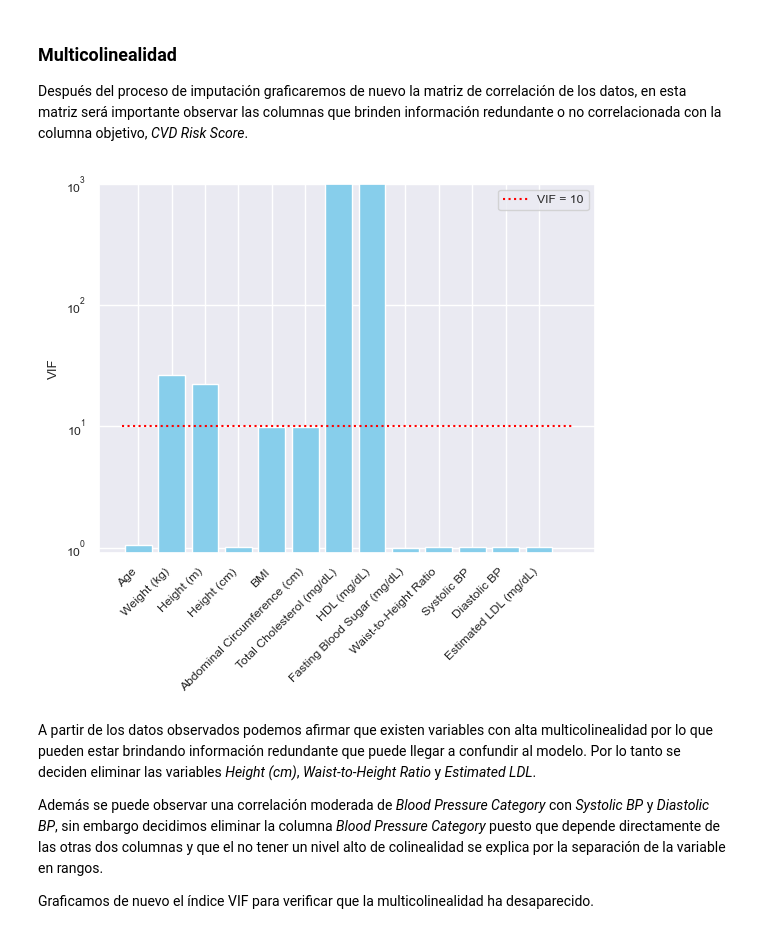
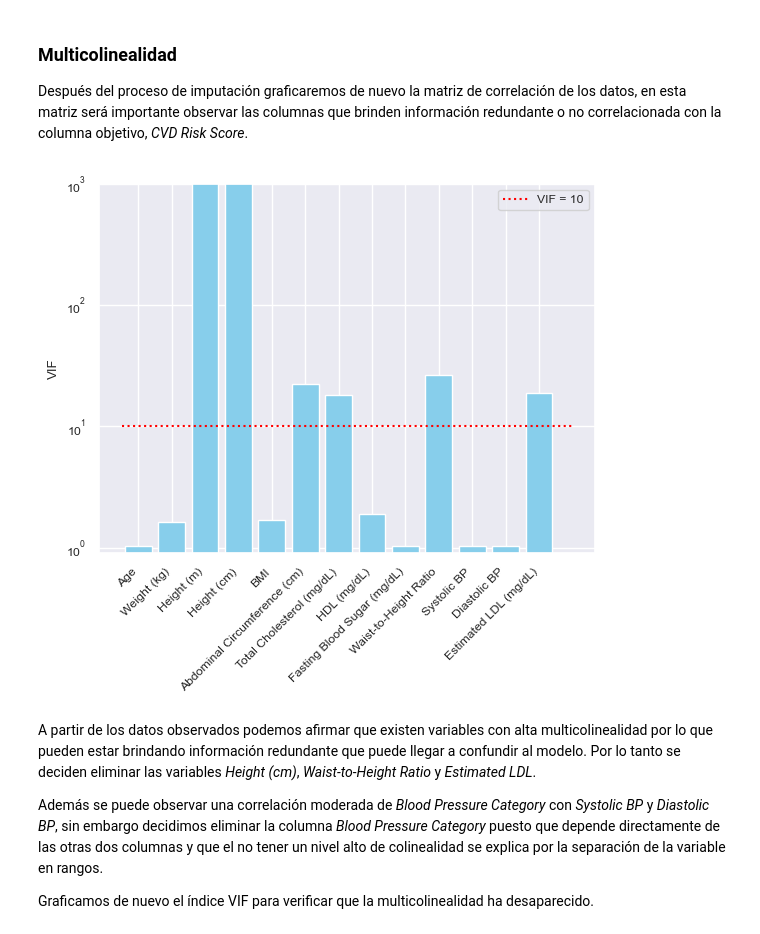
Before and after one commit to serferre2004/Laboratorios_MachineLearning, a Jupyter notebook: Laboratorio1/Laboratorio 1.ipynb, the cells around one changed output. Cells and saved outputs as stored; diff of their text form; code cells hidden in the pictures.

```diff
--- a/Laboratorio1/Laboratorio 1.ipynb
+++ b/Laboratorio1/Laboratorio 1.ipynb
@@ -447,13 +450,18 @@ Dado que en todas las distribuciones se observa una tendencia hacia la media y m
 median_columns = ['Age', 'Diastolic BP', 'Systolic BP', 'Fasting Blood Sugar (mg/dL)', 'HDL (mg/dL)']
 mean_columns = ['Weight (kg)', 'BMI']
 
-median_transformer = Pipeline(steps=[
-    ('imputer', SimpleImputer(strategy='median'))
-])
-mean_transformer = Pipeline(steps=[
-    ('imputer', SimpleImputer(strategy='mean'))
-])
+def median_transformer_func(X):
+    for col in median_columns:
+        X[col] = X[col].fillna(clean_numeric_data[col].median())
+    return X
 
+def mean_transformer_func(X):
+    for col in mean_columns:
+        X[col] = X[col].fillna(clean_numeric_data[col].mean())
+    return X
+
+median_transformer = FunctionTransformer(median_transformer_func)
+mean_transformer = FunctionTransformer(mean_transformer_func)
 simple_imputer_transformer = ColumnTransformer(transformers=[
     ('median', median_transformer, median_columns),
     ('mean', mean_transformer, mean_columns)
@@ -487,7 +495,7 @@ def correlated_imputer(df):
     df['Height (m)'] = df['Height (m)'].fillna(df['Height (cm)'] / 100)
     return df
 
-corr_imputer = ColumnTransformer(correlated_imputer)
+corr_imputer = FunctionTransformer(correlated_imputer)
 # %%
 corr_features = ['Waist-to-Height Ratio', 'Abdominal Circumference (cm)', 'Total Cholesterol (mg/dL)', 'Estimated LDL (mg/dL)', 'Height (cm)', 'Height (m)']
 imputer_transformer = ColumnTransformer(transformers=[
@@ -518,7 +506,8 @@ Pipeline(steps=[('rangos',
 # %% [markdown]
 Con esto completamos el proceso de imputación y observamos que no existen más valores faltantes.
 # %%
-clean_data = numeric_transformer.fit_transform(data)
-clean_data = pd.DataFrame(clean_data, columns=numeric_features)
-((clean_data.isnull().sum()/clean_data.shape[0])).sort_values(ascending=False)
+clean_numeric_data = numeric_transformer.fit_transform(data)
+numerical_f_names = median_columns + mean_columns + corr_features
+clean_numeric_data = pd.DataFrame(clean_numeric_data, columns=numerical_f_names)
+((clean_numeric_data.isnull().sum()/clean_numeric_data.shape[0])).sort_values(ascending=False)
 # %% [output]
@@ -530,25 +532,25 @@ Después del proceso de imputación graficaremos de nuevo la matriz de correlaci
 # %%
 # VIF score
 def plot_vif(df, y_max = 12, scale = None):
     X = add_constant(df)
     vif = pd.DataFrame()
     vif['Variable'] = X.columns
     vif['VIF'] = [variance_inflation_factor(X.values, i) for i in range(X.shape[1])]
     vif = vif.iloc[1:]
     plt.bar(vif['Variable'], vif['VIF'], color='skyblue')
     plt.hlines(10, -0.5, len(vif), colors='red', linestyles='dotted', label='VIF = 10')
     if scale == 'log':
         plt.yscale('log', base = 10)
         plt.ylim(0.9, y_max)
     else:
         plt.ylim(0, y_max)
     plt.ylabel('VIF')
     plt.xticks(rotation=45, ha='right')
     plt.legend()
     plt.show()
-plot_vif(clean_data[numeric_features], y_max=1000, scale='log')
+plot_vif(clean_numeric_data[numeric_features], y_max=1000, scale='log')
 # %% [output]
-[figure, old version]
+[figure, new version]
 # %% [markdown]
 A partir de los datos observados podemos afirmar que existen variables con alta multicolinealidad por lo que pueden estar brindando información redundante que puede llegar a confundir al modelo. Por lo tanto se deciden eliminar las variables *Height (cm)*, *Waist-to-Height Ratio* y *Estimated LDL*.
 
```
Also changed, not shown: parts of 46 cells of this notebook.
